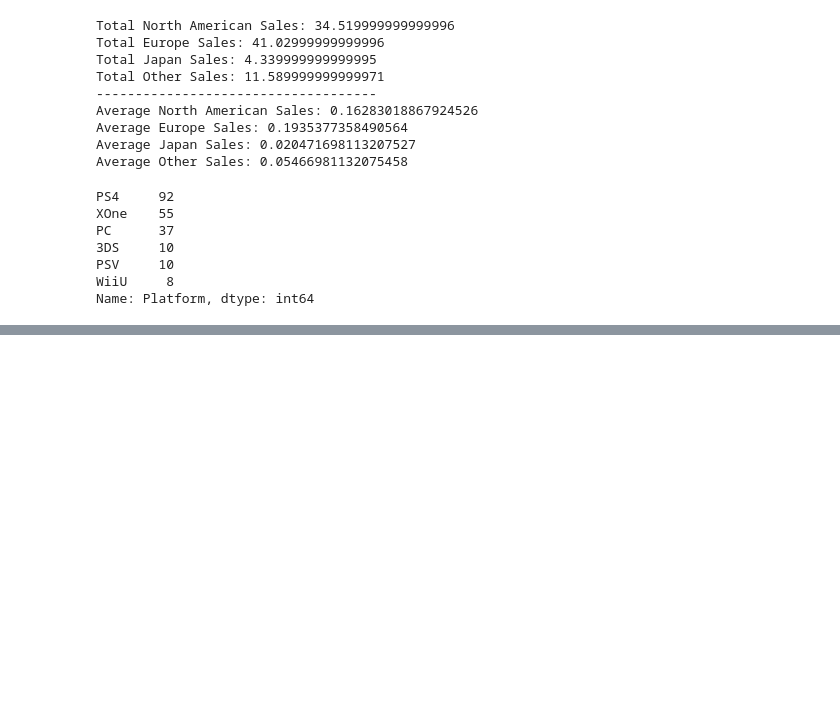
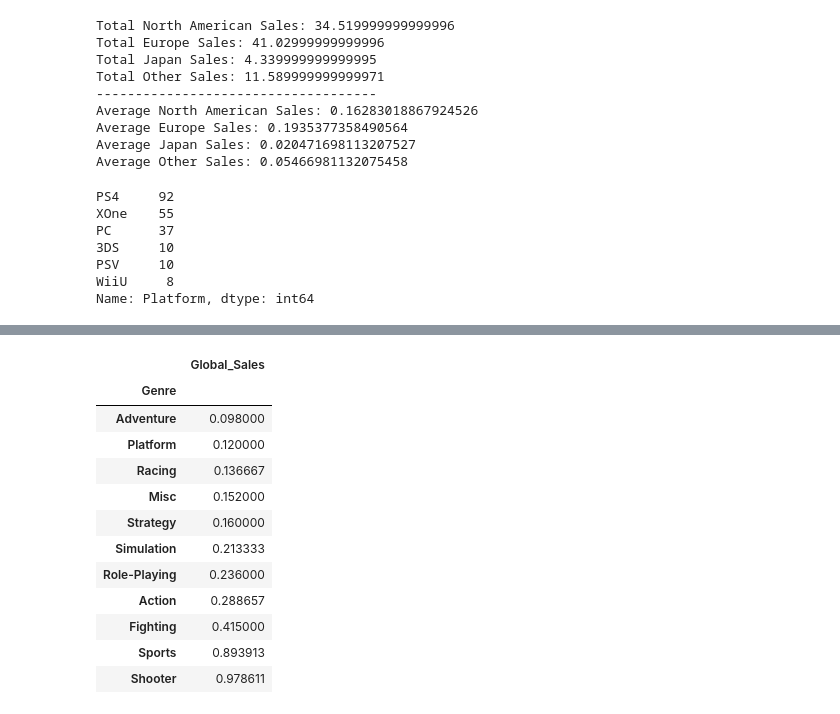
Before and after one commit to mcgvgc2514/Video-Game-Sale-Analysis, a Jupyter notebook: Data Cleaning/Final Analysis.ipynb, the cells around one changed output, grey strips where cells are left out. Cells and saved outputs as stored; diff of their text form; code cells hidden in the pictures; blank space fills up the shorter version.

```diff
--- a/Data Cleaning/Final Analysis.ipynb
+++ b/Data Cleaning/Final Analysis.ipynb
@@ -291,0 +350,19 @@ Groups = ("PS4", "XboxOne", "PC", "3DS", "PSV", "WiiU")
+# %%
+Genre2016_Sales.groupby("Genre").mean().sort_values("Global_Sales")
+# Shooter games sales on average takes the lead by approximatel 0.1 million dollars, followed by Sports games
+# Fighting games actually has a 0.2 million dollar higher average in game sales than Action games, even though
+# Action games sold a lot more in total
+# %% [output]
+|  | Global_Sales |
+| Genre |  |
+| Adventure | 0.098000 |
+| Platform | 0.120000 |
+| Racing | 0.136667 |
+| Misc | 0.152000 |
+| Strategy | 0.160000 |
+| Simulation | 0.213333 |
+| Role-Playing | 0.236000 |
+| Action | 0.288657 |
+| Fighting | 0.415000 |
+| Sports | 0.893913 |
+| Shooter | 0.978611 |
```
Also changed, not shown: parts of 5 cells of this notebook.
